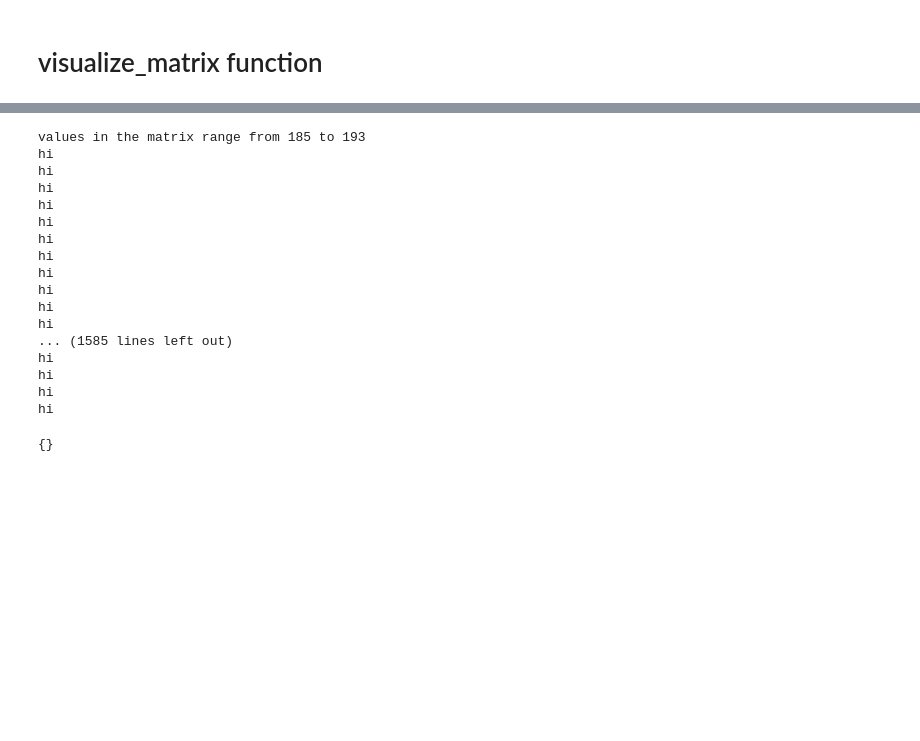
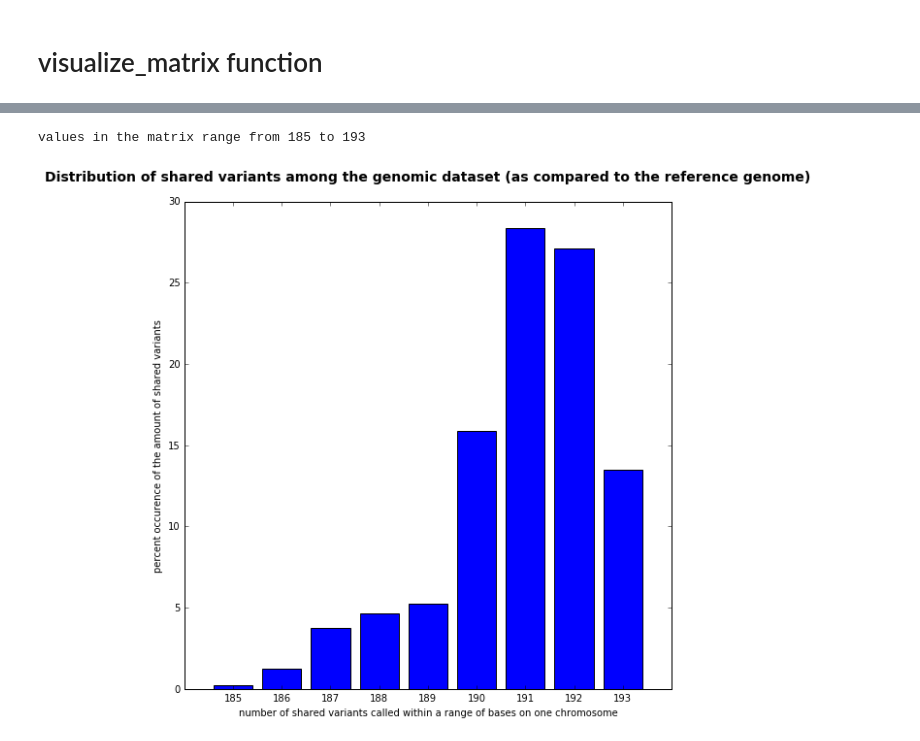
Before and after one commit to BD2KGenomics/bioapi-examples, a Jupyter notebook: python_notebooks/variantMatrix.ipynb, the cells around one changed output, grey strips where cells are left out. Saved outputs shown, nothing was run; the diff lists cells and outputs as text; code cells hidden in the pictures; blank space fills up the shorter version.

```diff
--- a/python_notebooks/variantMatrix.ipynb
+++ b/python_notebooks/variantMatrix.ipynb
@@ -255,7 +298,7 @@ visualize_matrix_color(matrix)
 def determine_matrix_range():
 
     matrix = {}
-    matrix = variant_matrix(matrix)
+    matrix = variant_matrix(matrix, 40, "1", 100000, 140000)
 
     i = 0
     j = 0
@@ -274,47 +317,3 @@ def determine_matrix_range():
     lis.sort()
 
     return lis
-# %%
-def find_percent_occurence():
-
-    lis = []
-    lis = determine_matrix_range()
-
-    occurence_dict = {}
-
-    variable = lis[0]
-    k = 0
-
-    for i in lis:
-
-        if (i == variable):
-
-        #if ( variable == k):
-        #    occurence_dict[variable] += 1
-        #elif( k < variable):
-        #    k += 1
-        #else:
-        #    variable += 1
-
-    return occurence_dict
-# %%
-find_percent_occurence()
-# %% [output]
-values in the matrix range from 185 to 193
-hi
-hi
-hi
-hi
-hi
-hi
-hi
-hi
-hi
-hi
-hi
-... (1585 lines left out)
-hi
-hi
-hi
-hi
-{}
@@ -320,0 +360,23 @@ hi
+# %%
+def graph_percent_occurence():
+
+    fig = plt.figure(1,(9.,9.))
+
+    occur_dict = {}
+    occur_dict = find_percent_occurence()
+
+    occur_dict = collections.OrderedDict(sorted(occur_dict.items()))
+
+    plt.bar(range(len(occur_dict)), occur_dict.values(), align='center')
+    plt.xticks(range(len(occur_dict)), occur_dict.keys())
+
+    ax = fig.add_subplot(111)
+    ax.set_title('Distribution of shared variants among the genomic dataset (as compared to the reference genome)\n', fontsize=14, fontweight='bold')
+    ax.set_xlabel('number of shared variants called within a range of bases on one chromosome')
+    ax.set_ylabel('percent occurence of the amount of shared variants')
+    plt.show()
+# %%
+graph_percent_occurence()
+# %% [output]
+values in the matrix range from 185 to 193
+[figure, added]
```
Also changed, not shown: parts of 13 cells of this notebook.
